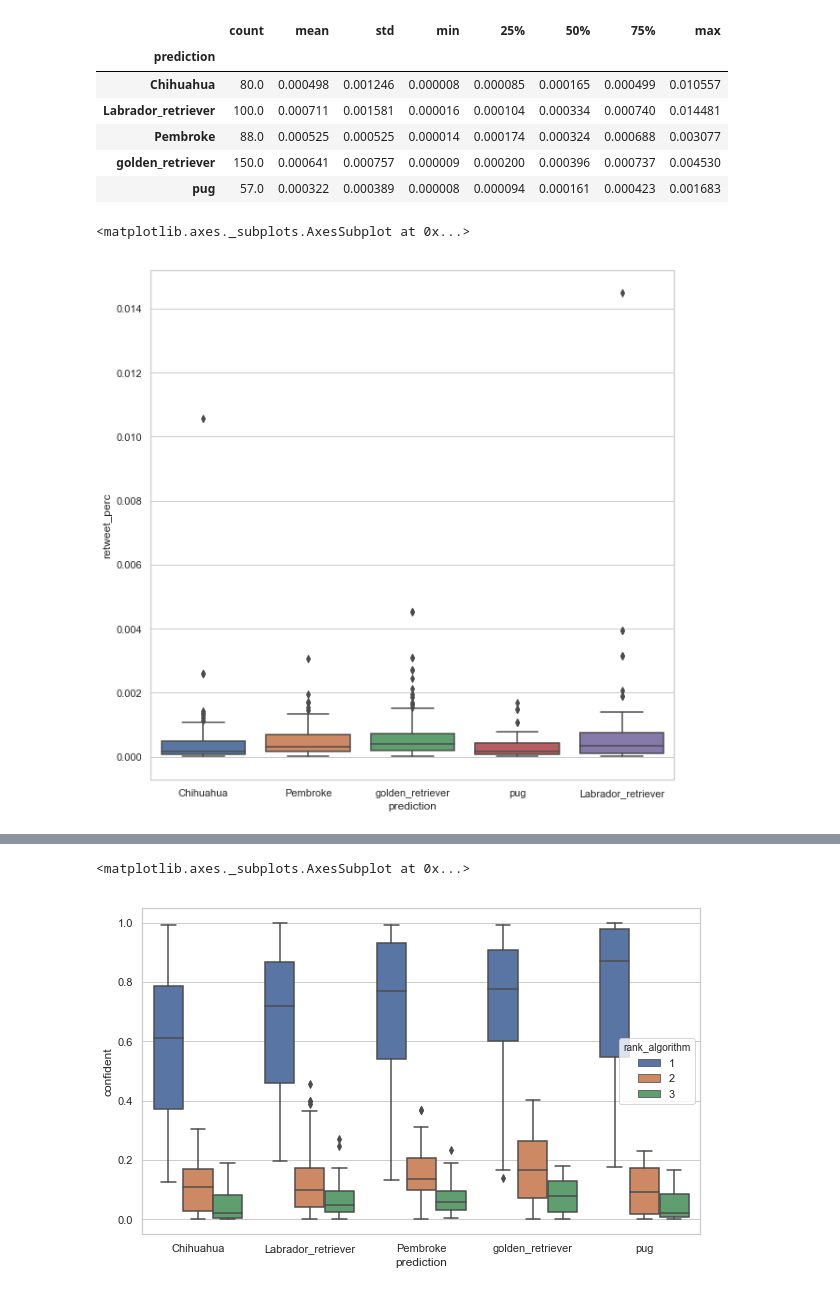
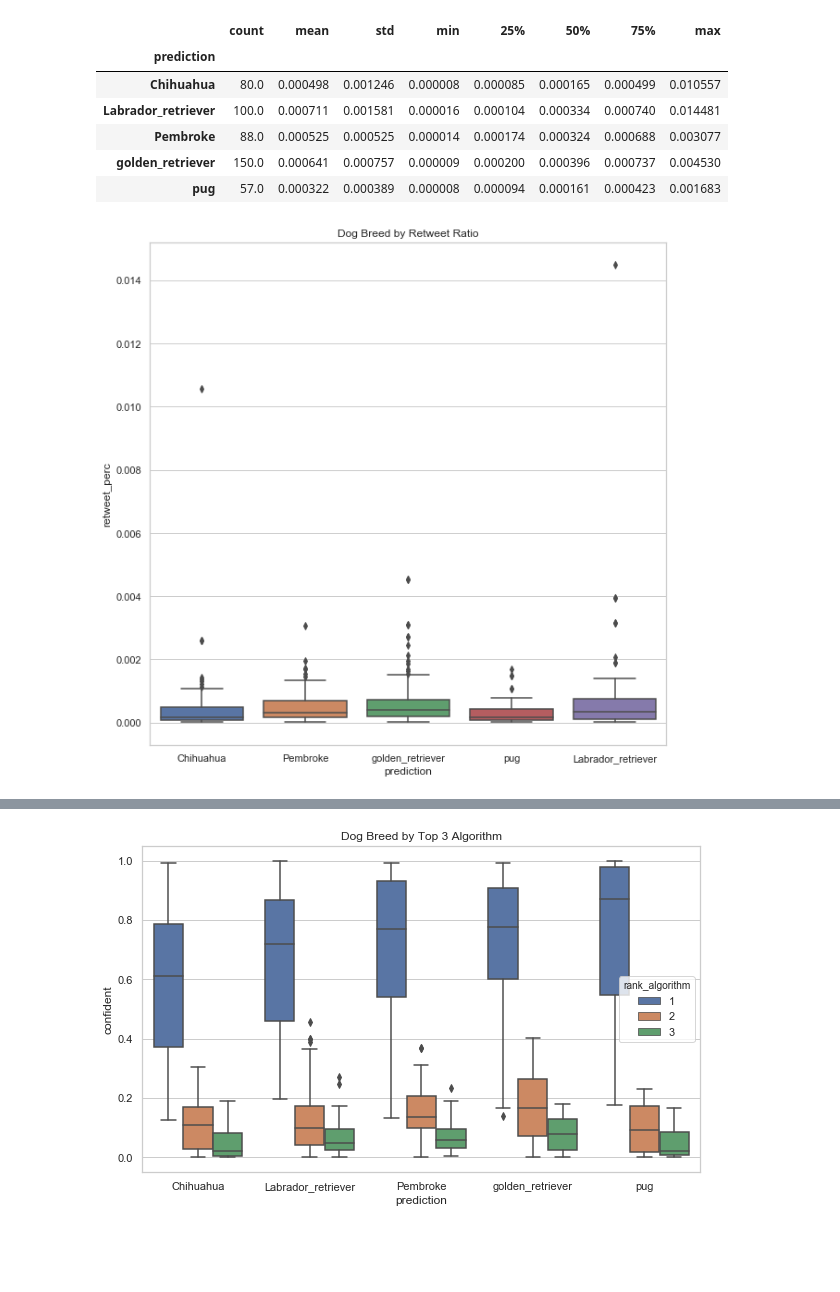
Before and after one commit to jemc36/Udacity-DAND-DataWrangling-TwitterAPI-WeRateDogs, a Jupyter notebook: wrangle_act.ipynb, the cells around one changed output, grey strips where cells are left out. Drawn from its saved outputs; the diff is of its cells as text; code cells hidden in the pictures; blank space fills up the shorter version.

```diff
--- a/wrangle_act.ipynb
+++ b/wrangle_act.ipynb
@@ -1161,4 +1163 @@ max        0.067053
 Name: retweet_perc, dtype: float64
-# %%
-sns.set(style="whitegrid")
-sns.boxplot(x="retweet_perc", data=a1)
@@ -1322,10 +1259,10 @@ b4.groupby('prediction')['retweet_perc'].describe()
 | pug | 57.0 | 0.000322 | 0.000389 | 0.000008 | 0.000094 | 0.000161 | 0.000423 | 0.001683 |
 # %%
 plt.figure(figsize=(10,10))
-sns.boxplot(x='prediction', y="retweet_perc", data=b4)
+sns.boxplot(x='prediction', y="retweet_perc", data=b4).set_title('Dog Breed by Retweet Ratio')
+plt.savefig('breed_retweet.png');
 # %% [output]
-<matplotlib.axes._subplots.AxesSubplot at 0x...>
-[figure, old version]
+[figure, new version]
 # %%
 # 3.
 c = pd.merge(twitter_archive_master, image_predictions_tp, on='tweet_id', how='inner')
@@ -1354,10 +1291,10 @@ c2.groupby(['prediction','rank_algorithm'])['confident'].describe()
 |  | 3 | 23.0 | 0.051002 | 0.053247 | 0.000008 | 0.007651 | 0.021811 | 0.084867 | 0.166183 |
 # %%
 plt.figure(figsize=(10,6))
-sns.boxplot(x='prediction', y="confident", hue='rank_algorithm', data=c2)
+sns.boxplot(x='prediction', y="confident", hue='rank_algorithm', data=c2).set_title('Dog Breed by Top 3 Algorithm')
+plt.savefig('breed_3algo.png');
 # %% [output]
-<matplotlib.axes._subplots.AxesSubplot at 0x...>
-[figure, old version]
+[figure, new version]
 # %% [markdown]
 <a id='next'></a>
 ## VI. Proposal for the next step
```
Also changed, not shown: parts of 17 cells of this notebook, 8 other files.
